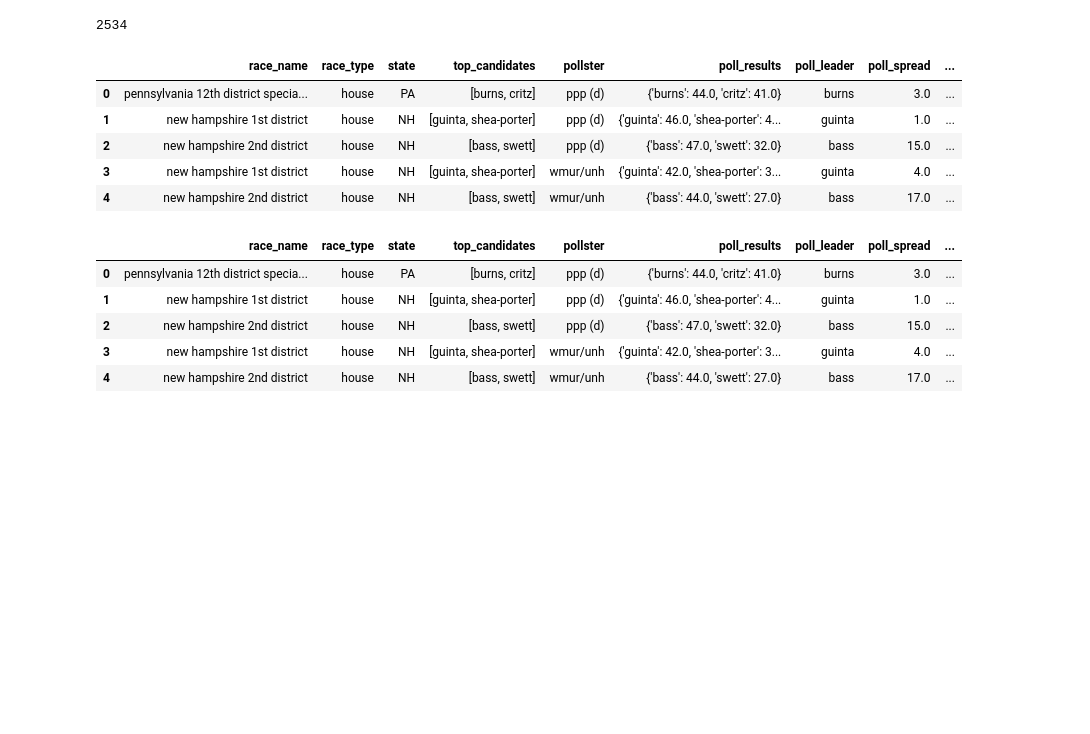
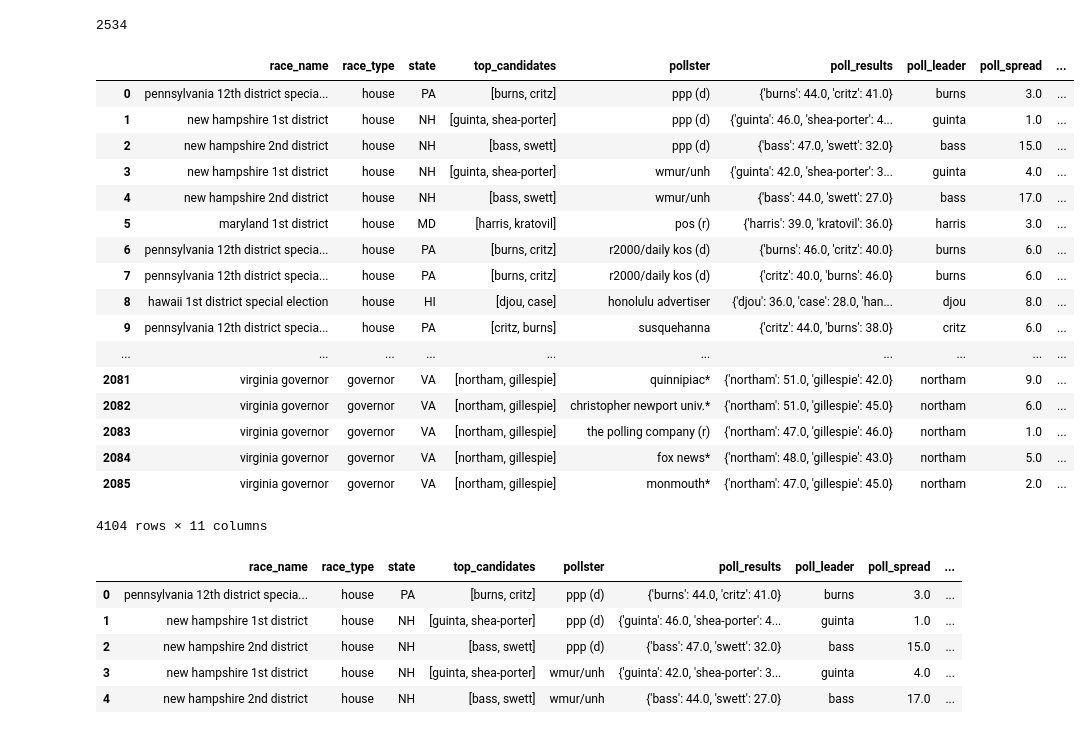
Before and after one commit to Nlorio/election-forecast, a Jupyter notebook: notebooks/FEC_collect_donors.ipynb, the cells around one changed output. Drawn from its saved outputs; the diff is of its cells as text; code cells hidden in the pictures; blank space fills up the shorter version.

```diff
--- a/notebooks/FEC_collect_donors.ipynb
+++ b/notebooks/FEC_collect_donors.ipynb
@@ -117,14 +117,26 @@ len(df_race_candidates[df_race_candidates.winner == '<BLANK>'])
 2534
 # %%
 df_race_candidates = df_races[df_races.winner != '<BLANK>']
-df_race_candidates.head()
+df_race_candidates
 # %% [output]
 |  | race_name | race_type | state | top_candidates | pollster | poll_results | poll_leader | poll_spread | ... |
 | 0 | pennsylvania 12th district specia... | house | PA | [burns, critz] | ppp (d) | {'burns': 44.0, 'critz': 41.0} | burns | 3.0 | ... |
 | 1 | new hampshire 1st district | house | NH | [guinta, shea-porter] | ppp (d) | {'guinta': 46.0, 'shea-porter': 4... | guinta | 1.0 | ... |
 | 2 | new hampshire 2nd district | house | NH | [bass, swett] | ppp (d) | {'bass': 47.0, 'swett': 32.0} | bass | 15.0 | ... |
 | 3 | new hampshire 1st district | house | NH | [guinta, shea-porter] | wmur/unh | {'guinta': 42.0, 'shea-porter': 3... | guinta | 4.0 | ... |
 | 4 | new hampshire 2nd district | house | NH | [bass, swett] | wmur/unh | {'bass': 44.0, 'swett': 27.0} | bass | 17.0 | ... |
+| 5 | maryland 1st district | house | MD | [harris, kratovil] | pos (r) | {'harris': 39.0, 'kratovil': 36.0} | harris | 3.0 | ... |
+| 6 | pennsylvania 12th district specia... | house | PA | [burns, critz] | r2000/daily kos (d) | {'burns': 46.0, 'critz': 40.0} | burns | 6.0 | ... |
+| 7 | pennsylvania 12th district specia... | house | PA | [burns, critz] | r2000/daily kos (d) | {'critz': 40.0, 'burns': 46.0} | burns | 6.0 | ... |
+| 8 | hawaii 1st district special election | house | HI | [djou, case] | honolulu advertiser | {'djou': 36.0, 'case': 28.0, 'han... | djou | 8.0 | ... |
+| 9 | pennsylvania 12th district specia... | house | PA | [critz, burns] | susquehanna | {'critz': 44.0, 'burns': 38.0} | critz | 6.0 | ... |
+| ... | ... | ... | ... | ... | ... | ... | ... | ... | ... |
+| 2081 | virginia governor | governor | VA | [northam, gillespie] | quinnipiac* | {'northam': 51.0, 'gillespie': 42.0} | northam | 9.0 | ... |
+| 2082 | virginia governor | governor | VA | [northam, gillespie] | christopher newport univ.* | {'northam': 51.0, 'gillespie': 45.0} | northam | 6.0 | ... |
+| 2083 | virginia governor | governor | VA | [northam, gillespie] | the polling company (r) | {'northam': 47.0, 'gillespie': 46.0} | northam | 1.0 | ... |
+| 2084 | virginia governor | governor | VA | [northam, gillespie] | fox news* | {'northam': 48.0, 'gillespie': 43.0} | northam | 5.0 | ... |
+| 2085 | virginia governor | governor | VA | [northam, gillespie] | monmouth* | {'northam': 47.0, 'gillespie': 45.0} | northam | 2.0 | ... |
+4104 rows × 11 columns
 # %%
 # Load in candidate_race information
 # df_race_candidates = pd.read_pickle(Path('.')/'..'/'data'/'cleaned'/'poll_race_candidates.pkl')
```
Also changed, not shown: parts of 9 cells of this notebook, 1 other file.
